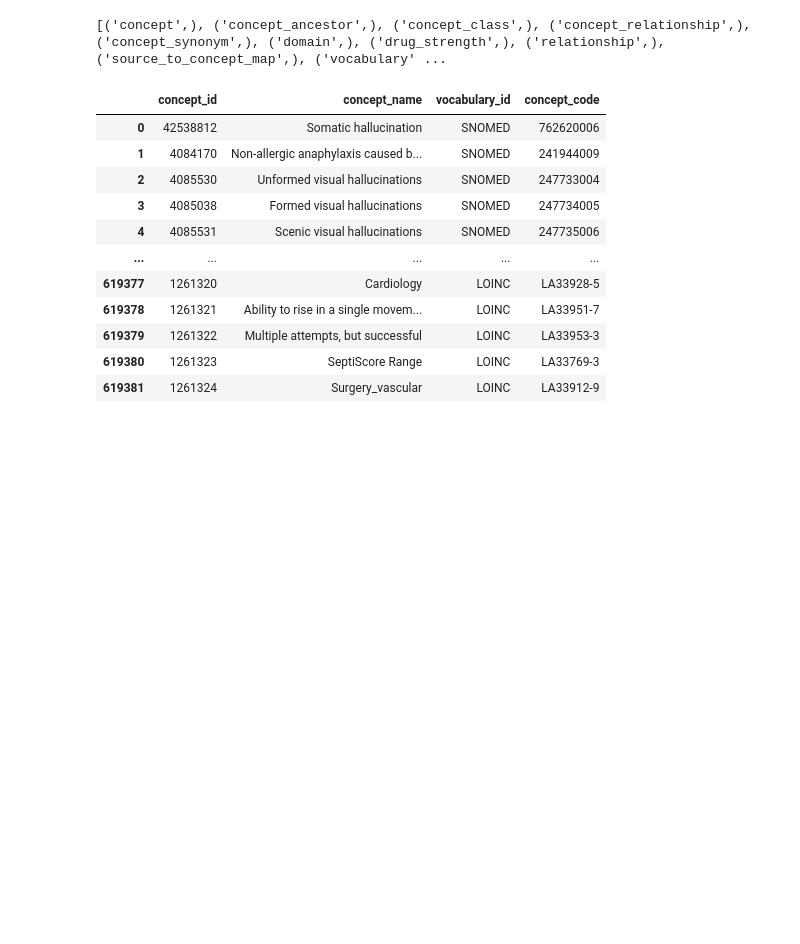
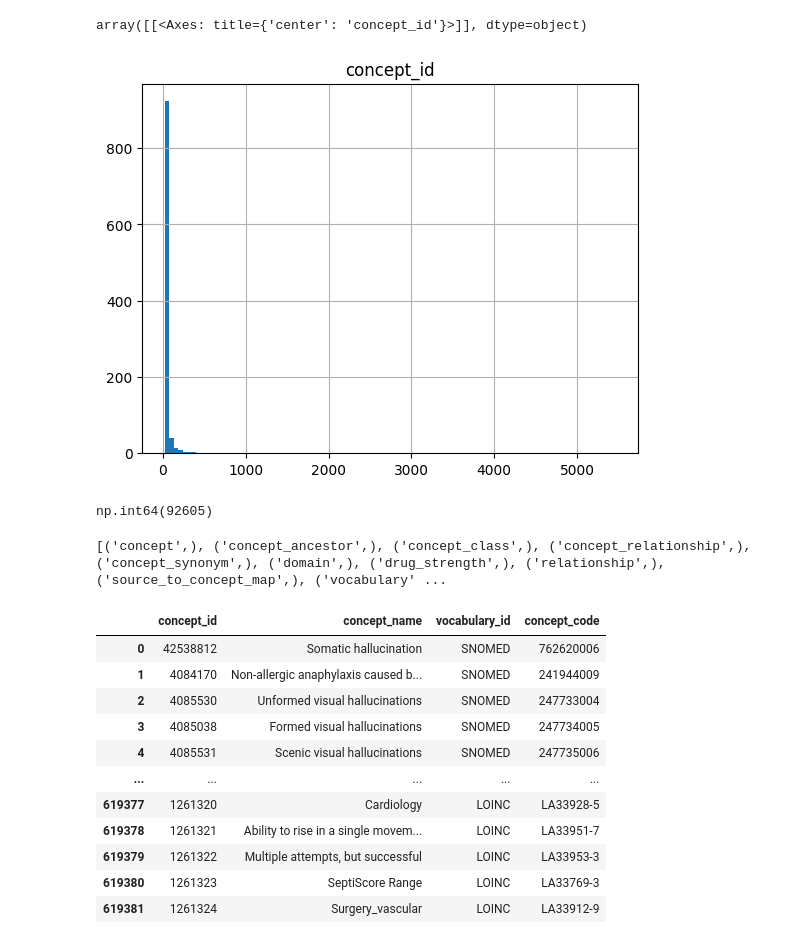
Before and after one commit to precisiondata/aatm, a Jupyter notebook: data-preparation.ipynb, the cells around one changed output. Drawn from its saved outputs; the diff is of its cells as text; code cells hidden in the pictures; blank space fills up the shorter version.

```diff
--- a/data-preparation.ipynb
+++ b/data-preparation.ipynb
@@ -11,6 +11,8 @@ datasets_base_path.mkdir(exist_ok=True)
 
 con = sqlite3.connect('omop.db')
 cur = con.cursor()
+
+dfs = []
 
 with open(Path('sql_commands.yaml'), 'r') as f:
     sql_commands = yaml.safe_load(f)
@@ -27,5 +29,7 @@ for command_name in tqdm(sql_commands.keys()):
         'completion',
     ]
 
-    sql_prompt_df[relevant_cols].to_csv(datasets_base_path / 'standard_concepts_to_codes.csv', index=False)
+    sql_prompt_df[relevant_cols].to_csv(datasets_base_path / f'{command_name}.csv', index=False)
+    dfs.append(sql_prompt_df[relevant_cols])
+    print(command_name, sql_prompt_df[relevant_cols].shape)
 # %% [output]
@@ -39,0 +40,3 @@ for command_name in tqdm(sql_commands.keys()):
+# %%
+concat_df = pd.concat(dfs)
+concat_df[concat_df['completion']=='SNOMED 416098002']
@@ -40,3 +57,13 @@ for command_name in tqdm(sql_commands.keys()):
+# %%
+summ_df = concat_df.groupby('completion').count().sort_values('concept_id', ascending=False)
+summ_df[0:1000].hist(column='concept_id', bins=100)
+# %% [output]
+array([[<Axes: title={'center': 'concept_id'}>]], dtype=object)
+[figure, added]
+# %%
+concat_df['prompt'].duplicated().sum()
+# %% [output]
+np.int64(92605)
 # %%
 import pandas as pd
 from pathlib import Path
```
Also changed, not shown: parts of 2 cells of this notebook, 12 other files.
